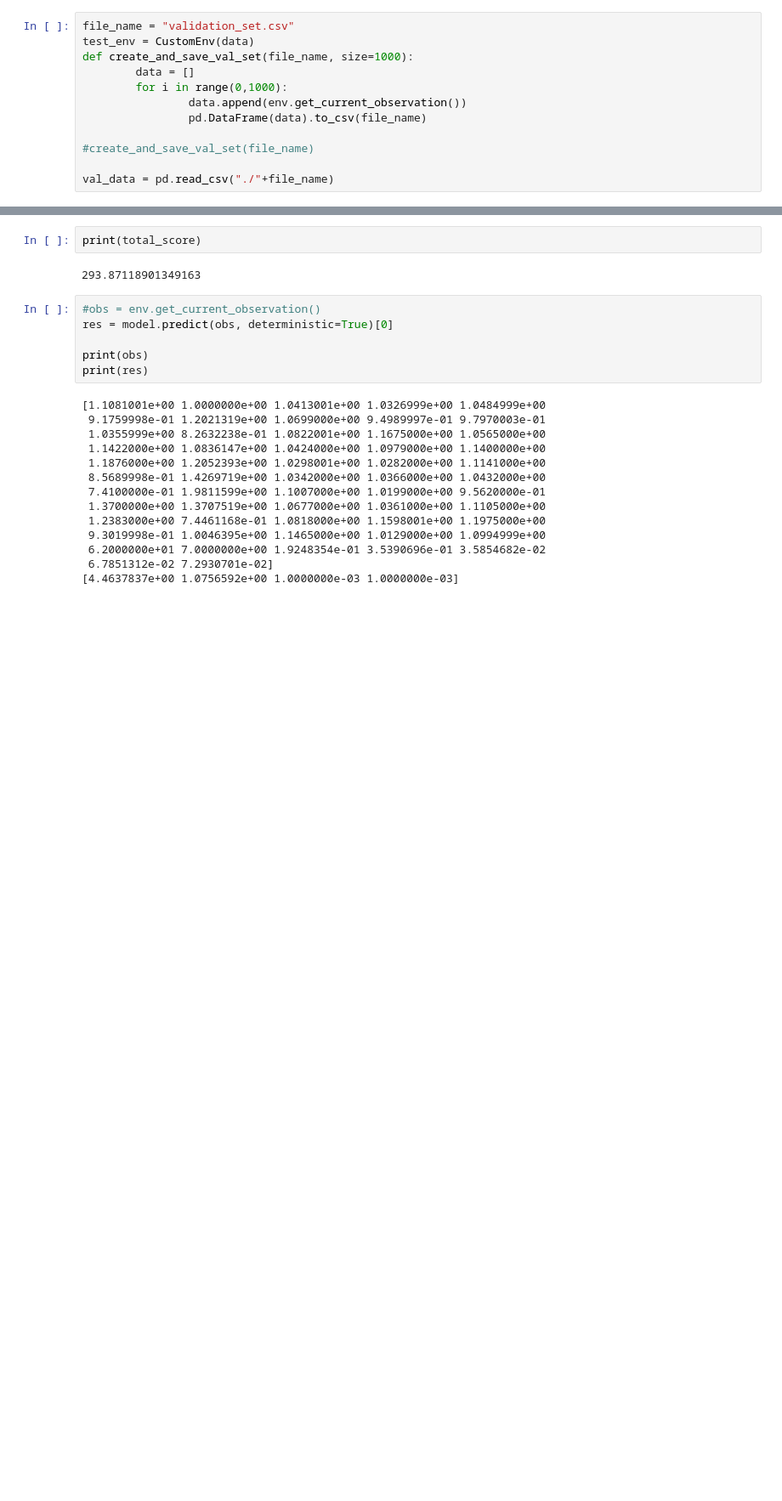
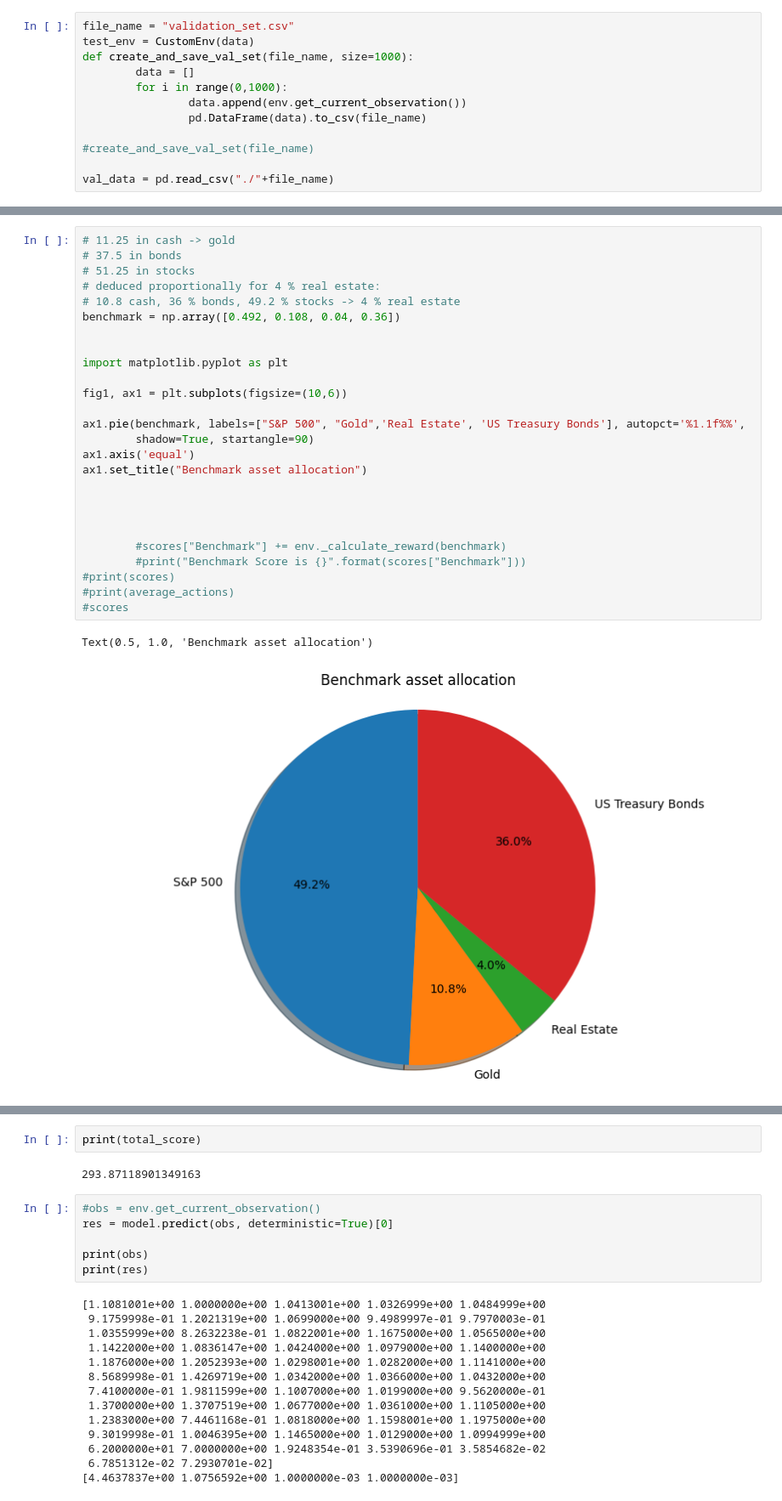
Before and after one commit to CriticalNameError/beastfolio, a Jupyter notebook: data_exploration.ipynb, the cells around one changed output, grey strips where cells are left out. Shown at 85% size. Saved outputs shown, nothing was run; the diff lists cells and outputs as text; blank space fills up the shorter version.

```diff
--- a/data_exploration.ipynb
+++ b/data_exploration.ipynb
@@ -319,0 +394,29 @@ reward: 1.1577819138669
+# %%
+# 11.25 in cash -> gold
+# 37.5 in bonds
+# 51.25 in stocks
+# deduced proportionally for 4 % real estate:
+# 10.8 cash, 36 % bonds, 49.2 % stocks -> 4 % real estate
+benchmark = np.array([0.492, 0.108, 0.04, 0.36])
+
+
+import matplotlib.pyplot as plt
+
+fig1, ax1 = plt.subplots(figsize=(10,6))
+
+ax1.pie(benchmark, labels=["S&P 500", "Gold",'Real Estate', 'US Treasury Bonds'], autopct='%1.1f%%',
+        shadow=True, startangle=90)
+ax1.axis('equal')
+ax1.set_title("Benchmark asset allocation")
+
+
+
+
+		#scores["Benchmark"] += env._calculate_reward(benchmark)
+		#print("Benchmark Score is {}".format(scores["Benchmark"]))
+#print(scores)
+#print(average_actions)
+#scores
+# %% [output]
+Text(0.5, 1.0, 'Benchmark asset allocation')
+[figure, added]
```
Also changed, not shown: parts of 15 cells of this notebook, 9 other files.
